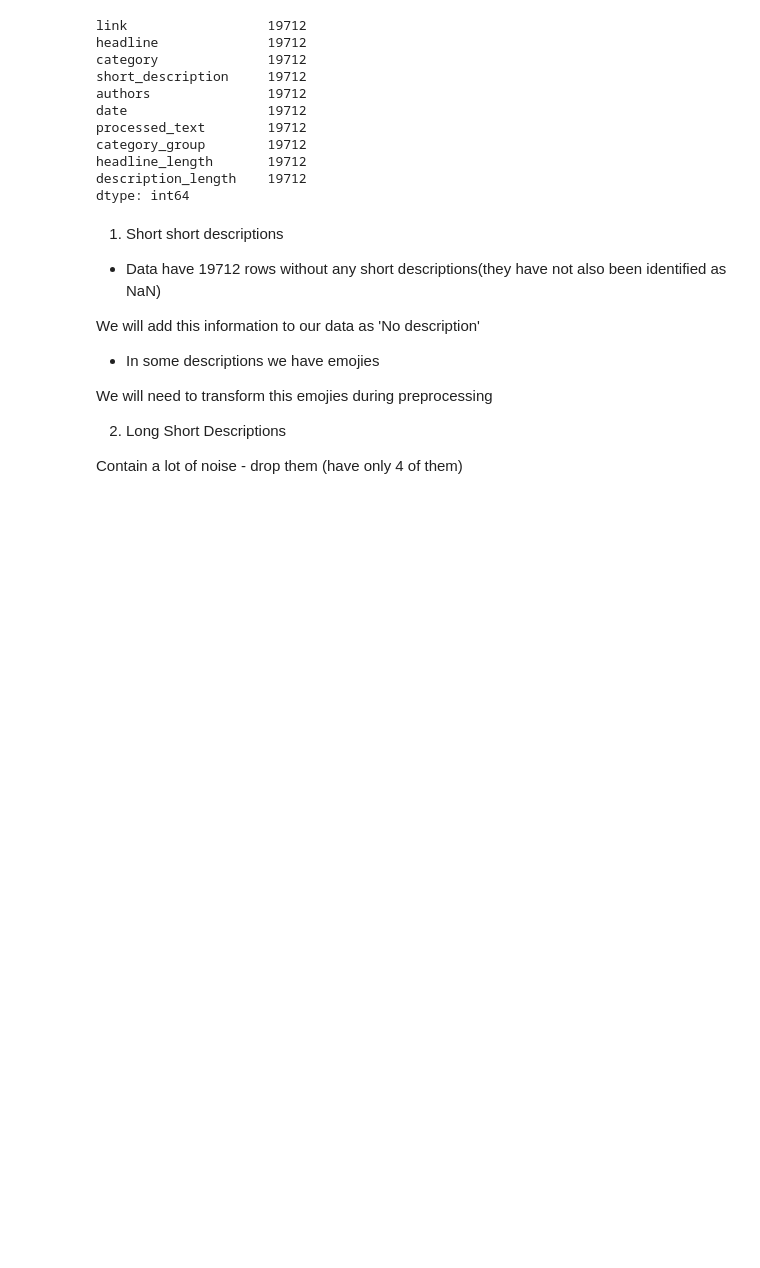
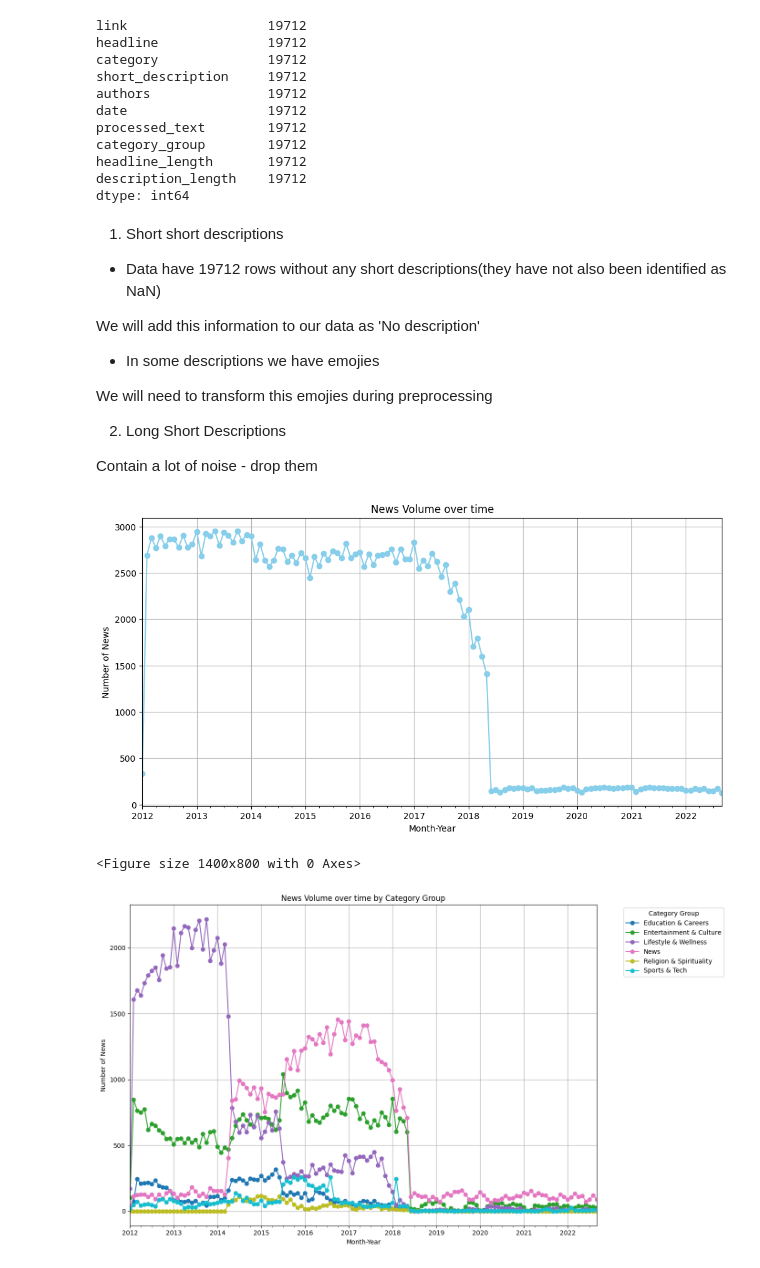
Before and after one commit to YPolina/News, a Jupyter notebook: EDA.ipynb, the cells around one changed output. Cells and saved outputs as stored; diff of their text form; code cells hidden in the pictures; blank space fills up the shorter version.

```diff
--- a/EDA.ipynb
+++ b/EDA.ipynb
@@ -221,4 +221,10 @@ We will need to transform this emojies during preprocessing
 
 2. Long Short Descriptions
 
-Contain a lot of noise - drop them (have only 4 of them)
+Contain a lot of noise - drop them
+# %%
+eda.analyze_date_trends()
+# %% [output]
+[figure, added]
+<Figure size 1400x800 with 0 Axes>
+[figure, added]
```
Also changed, not shown: parts of 1 cell of this notebook, 1 other file.
